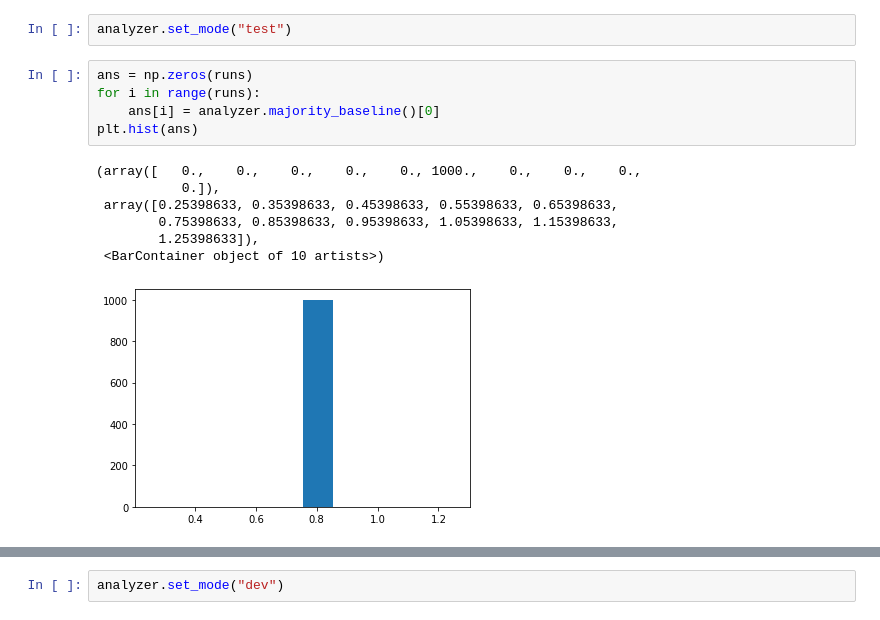
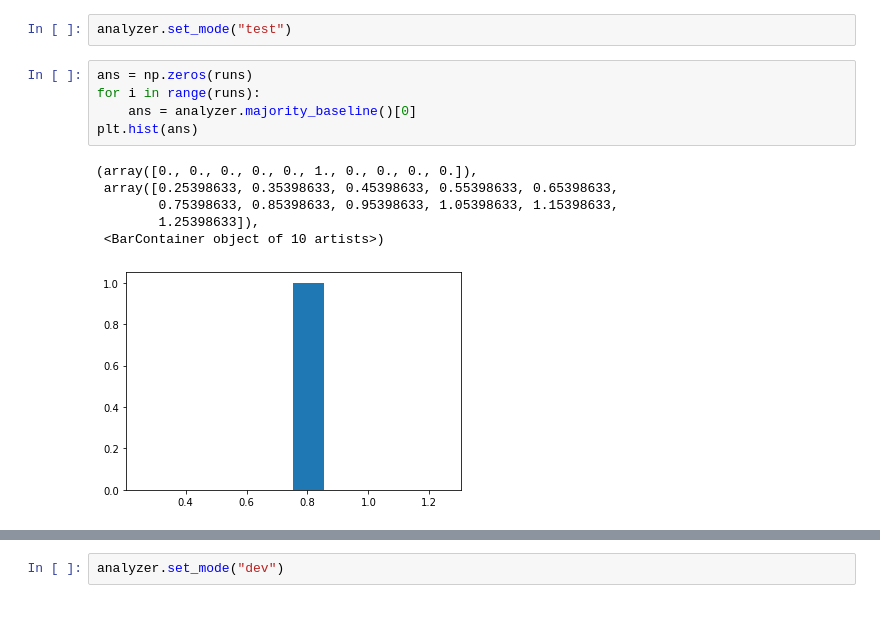
Before and after one commit to Caesar-blip/NLP, a Jupyter notebook: Ass1_PartB.ipynb, the cells around one changed output, grey strips where cells are left out. Cells and saved outputs as stored; diff of their text form.

```diff
--- a/Ass1_PartB.ipynb
+++ b/Ass1_PartB.ipynb
@@ -117,16 +117,15 @@ analyzer.set_mode("test")
 # %%
 ans = np.zeros(runs)
 for i in range(runs):
-    ans[i] = analyzer.majority_baseline()[0]
+    ans = analyzer.majority_baseline()[0]
 plt.hist(ans)
 # %% [output]
-(array([   0.,    0.,    0.,    0.,    0., 1000.,    0.,    0.,    0.,
-           0.]),
+(array([0., 0., 0., 0., 0., 1., 0., 0., 0., 0.]),
  array([0.25398633, 0.35398633, 0.45398633, 0.55398633, 0.65398633,
         0.75398633, 0.85398633, 0.95398633, 1.05398633, 1.15398633,
         1.25398633]),
  <BarContainer object of 10 artists>)
-[figure, old version]
+[figure, new version]
 # %%
 np.mean(ans)
 # %% [output]
```
Also changed, not shown: parts of 22 cells of this notebook, 3 other files.
